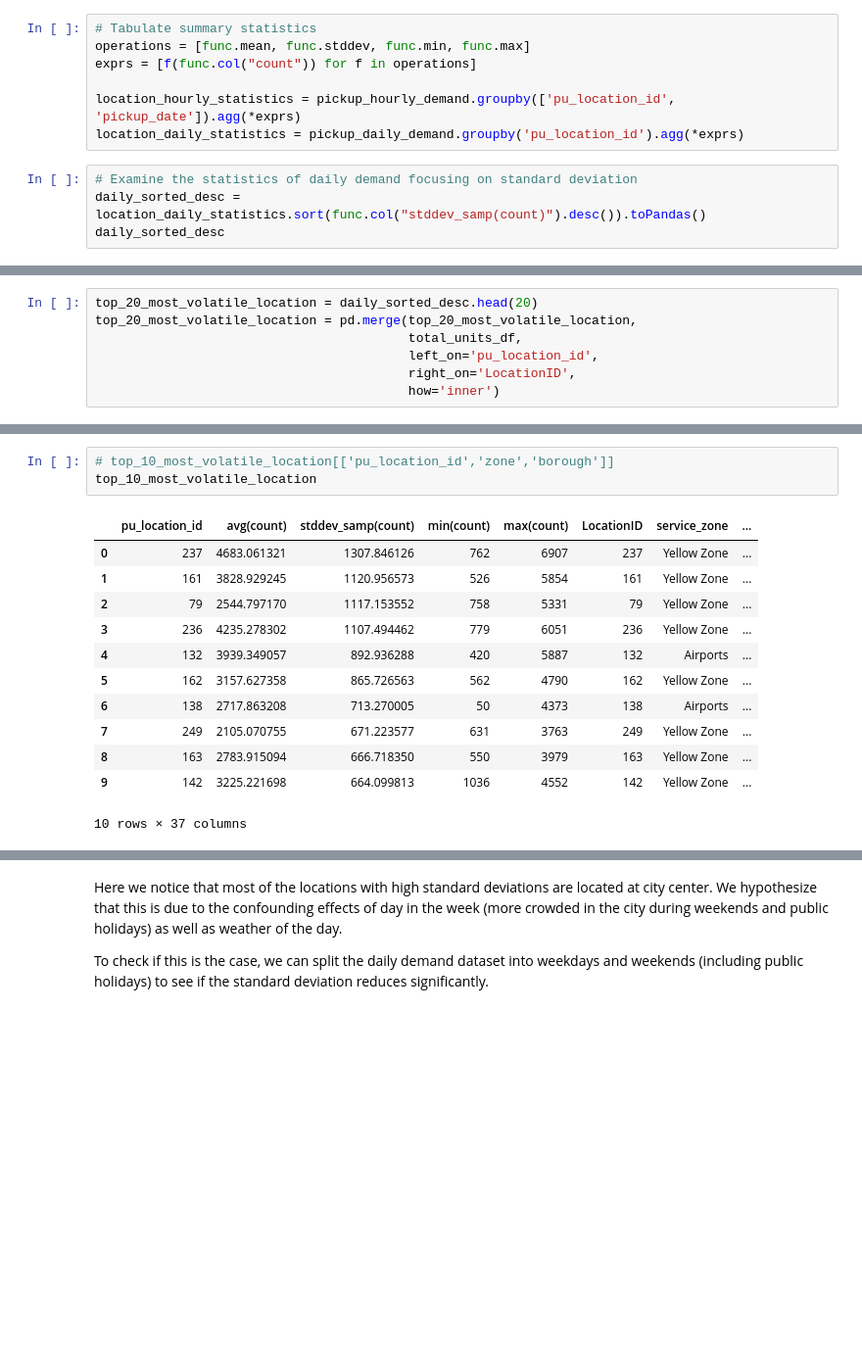
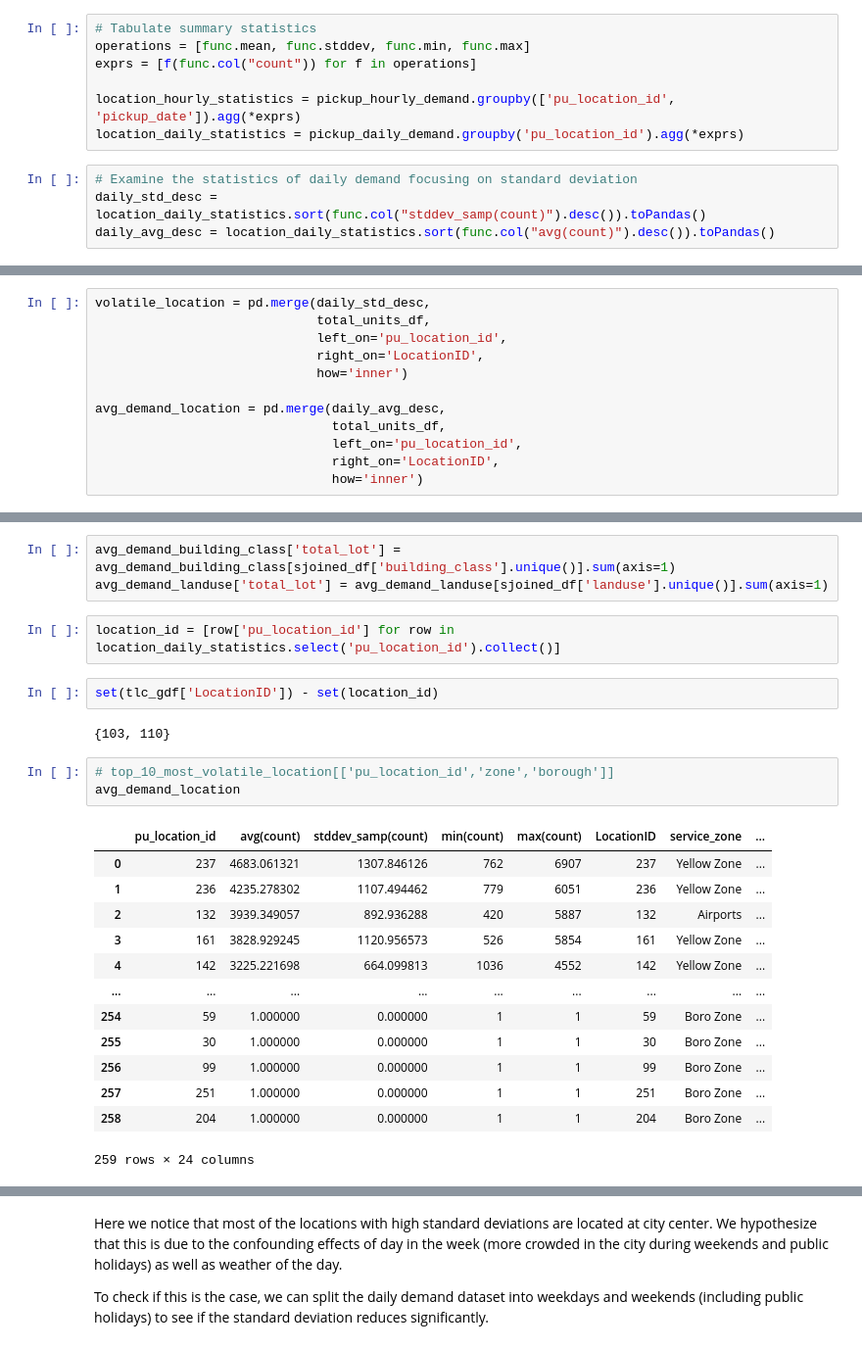
Before and after one commit to MuzhiRo/mast30034-project-1-olivertan1999, a Jupyter notebook: notebooks/EDA.ipynb, the cells around one changed output, grey strips where cells are left out. Shown at 98% size. Cells and saved outputs as stored; diff of their text form; blank space fills up the shorter version.

```diff
--- a/notebooks/EDA.ipynb
+++ b/notebooks/EDA.ipynb
@@ -194,5 +215,5 @@ location_hourly_statistics = pickup_hourly_demand.groupby(['pu_location_id', 'pi
 location_daily_statistics = pickup_daily_demand.groupby('pu_location_id').agg(*exprs)
 # %%
 # Examine the statistics of daily demand focusing on standard deviation
-daily_sorted_desc = location_daily_statistics.sort(func.col("stddev_samp(count)").desc()).toPandas()
-daily_sorted_desc
+daily_std_desc = location_daily_statistics.sort(func.col("stddev_samp(count)").desc()).toPandas()
+daily_avg_desc = location_daily_statistics.sort(func.col("avg(count)").desc()).toPandas()
@@ -213,8 +220,13 @@ daily_sorted_desc
 # %%
-top_20_most_volatile_location = daily_sorted_desc.head(20)
-top_20_most_volatile_location = pd.merge(top_20_most_volatile_location,
-                                         total_units_df,
-                                         left_on='pu_location_id',
-                                         right_on='LocationID',
-                                         how='inner')
+volatile_location = pd.merge(daily_std_desc,
+                             total_units_df,
+                             left_on='pu_location_id',
+                             right_on='LocationID',
+                             how='inner')
+
+avg_demand_location = pd.merge(daily_avg_desc,
+                               total_units_df,
+                               left_on='pu_location_id',
+                               right_on='LocationID',
+                               how='inner')
 # %%
@@ -226,16 +244,26 @@ volatile_location = pd.merge(daily_sorted_desc,
+# %%
+avg_demand_building_class['total_lot'] = avg_demand_building_class[sjoined_df['building_class'].unique()].sum(axis=1)
+avg_demand_landuse['total_lot'] = avg_demand_landuse[sjoined_df['landuse'].unique()].sum(axis=1)
+# %%
+location_id = [row['pu_location_id'] for row in location_daily_statistics.select('pu_location_id').collect()]
+# %%
+set(tlc_gdf['LocationID']) - set(location_id)
+# %% [output]
+{103, 110}
 # %%
 # top_10_most_volatile_location[['pu_location_id','zone','borough']]
-top_10_most_volatile_location
+avg_demand_location
 # %% [output]
 |  | pu_location_id | avg(count) | stddev_samp(count) | min(count) | max(count) | LocationID | service_zone | ... |
 | 0 | 237 | 4683.061321 | 1307.846126 | 762 | 6907 | 237 | Yellow Zone | ... |
-| 1 | 161 | 3828.929245 | 1120.956573 | 526 | 5854 | 161 | Yellow Zone | ... |
-| 2 | 79 | 2544.797170 | 1117.153552 | 758 | 5331 | 79 | Yellow Zone | ... |
-| 3 | 236 | 4235.278302 | 1107.494462 | 779 | 6051 | 236 | Yellow Zone | ... |
-| 4 | 132 | 3939.349057 | 892.936288 | 420 | 5887 | 132 | Airports | ... |
-| 5 | 162 | 3157.627358 | 865.726563 | 562 | 4790 | 162 | Yellow Zone | ... |
-| 6 | 138 | 2717.863208 | 713.270005 | 50 | 4373 | 138 | Airports | ... |
-| 7 | 249 | 2105.070755 | 671.223577 | 631 | 3763 | 249 | Yellow Zone | ... |
-| 8 | 163 | 2783.915094 | 666.718350 | 550 | 3979 | 163 | Yellow Zone | ... |
-| 9 | 142 | 3225.221698 | 664.099813 | 1036 | 4552 | 142 | Yellow Zone | ... |
+| 1 | 236 | 4235.278302 | 1107.494462 | 779 | 6051 | 236 | Yellow Zone | ... |
+| 2 | 132 | 3939.349057 | 892.936288 | 420 | 5887 | 132 | Airports | ... |
+| 3 | 161 | 3828.929245 | 1120.956573 | 526 | 5854 | 161 | Yellow Zone | ... |
+| 4 | 142 | 3225.221698 | 664.099813 | 1036 | 4552 | 142 | Yellow Zone | ... |
+| ... | ... | ... | ... | ... | ... | ... | ... | ... |
+| 254 | 59 | 1.000000 | 0.000000 | 1 | 1 | 59 | Boro Zone | ... |
+| 255 | 30 | 1.000000 | 0.000000 | 1 | 1 | 30 | Boro Zone | ... |
+| 256 | 99 | 1.000000 | 0.000000 | 1 | 1 | 99 | Boro Zone | ... |
+| 257 | 251 | 1.000000 | 0.000000 | 1 | 1 | 251 | Boro Zone | ... |
+| 258 | 204 | 1.000000 | 0.000000 | 1 | 1 | 204 | Boro Zone | ... |
-10 rows × 37 columns
+259 rows × 24 columns
```
Also changed, not shown: parts of 24 cells of this notebook.
